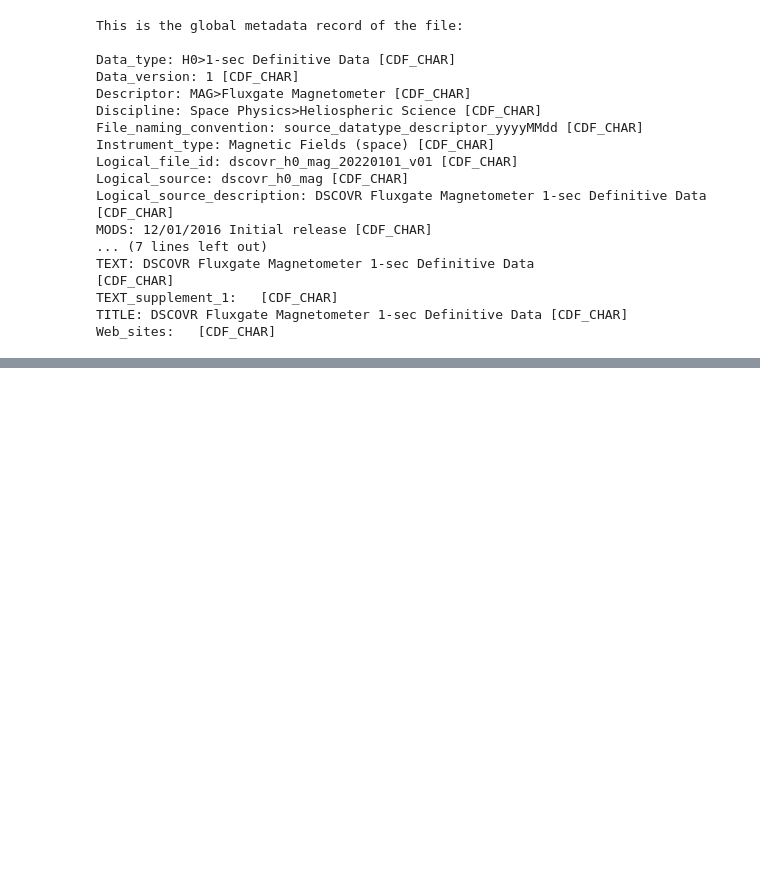
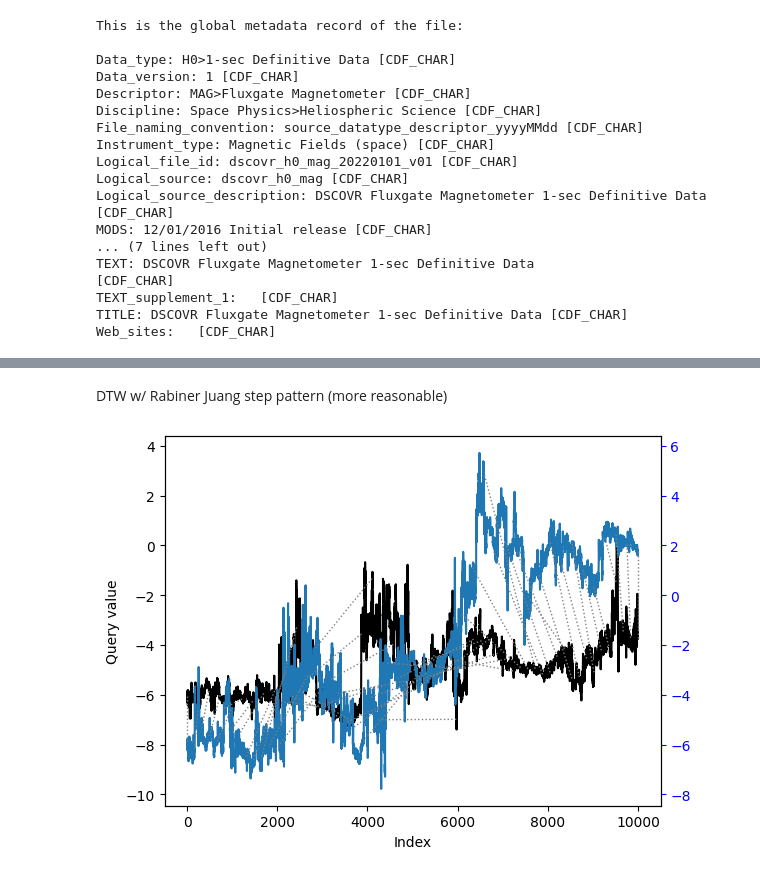
Before and after one commit to cleonard37/SpaceApps, a Jupyter notebook: spaceapps.ipynb, the cells around one changed output, grey strips where cells are left out. Saved outputs shown, nothing was run; the diff lists cells and outputs as text; code cells hidden in the pictures; blank space fills up the shorter version.

```diff
--- a/spaceapps.ipynb
+++ b/spaceapps.ipynb
@@ -241,0 +270,8 @@ plt.show()
+# %% [markdown]
+DTW w/ Rabiner Juang step pattern (more reasonable)
+# %%
+alignment3 = dtw(query[0].iloc[:10000], template.iloc[:10000], keep_internals=True,
+    step_pattern=rabinerJuangStepPattern(6, "c")).plot(type="twoway",offset=-2)
+plt.show()
+# %% [output]
+[figure, added]
```
Also changed, not shown: parts of 9 cells of this notebook.
